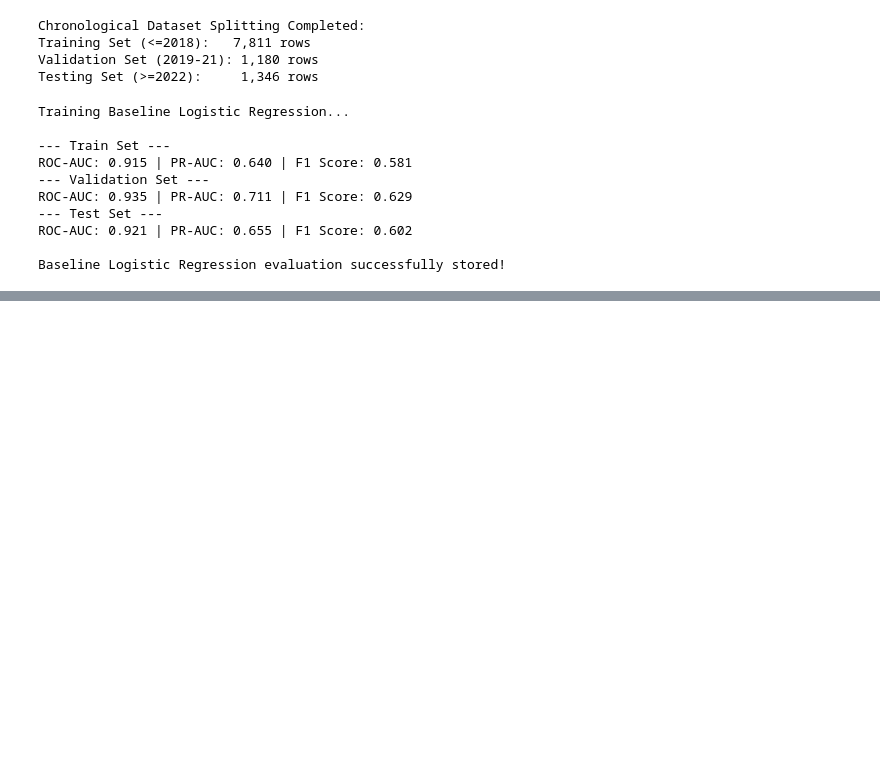
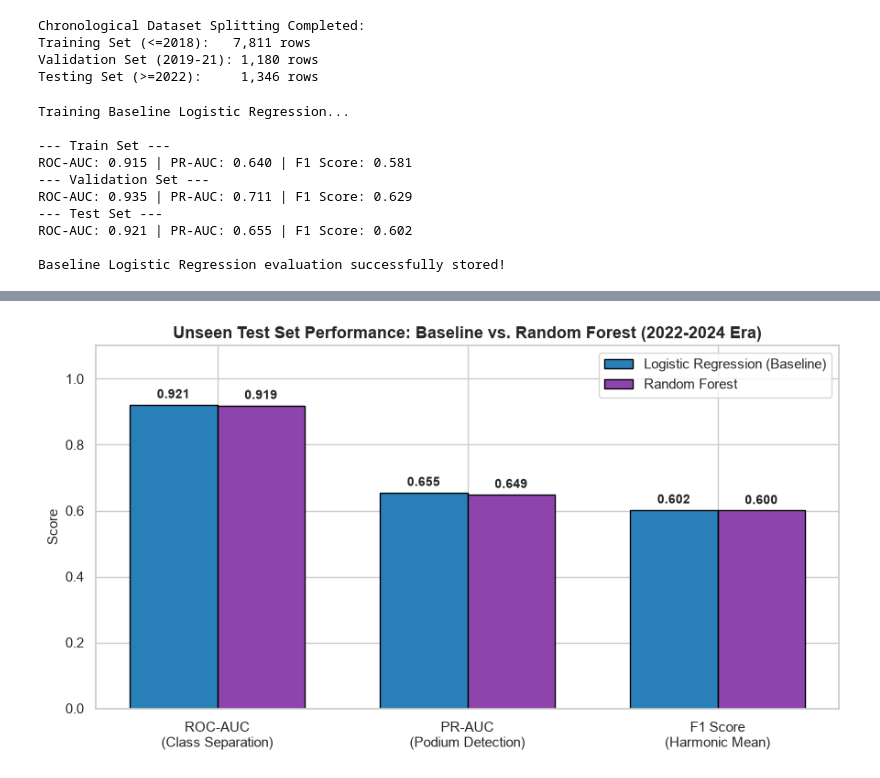
Before and after one commit to amado-888/ACL_Project, a Jupyter notebook: cleaned-version.ipynb, the cells around one changed output, grey strips where cells are left out. Cells and saved outputs as stored; diff of their text form; code cells hidden in the pictures; blank space fills up the shorter version.

```diff
--- a/cleaned-version.ipynb
+++ b/cleaned-version.ipynb
@@ -1367,0 +1437,45 @@ Baseline Logistic Regression evaluation successfully stored!
+# %%
+# --- Model Comparison Visualization ---
+# We will extract the stored metrics from our model_results dictionary to plot them side-by-side.
+
+# 1. Prepare the data
+models = list(model_results.keys())
+test_metrics = ["Test ROC-AUC", "Test PR-AUC", "Test F1"]
+
+# Extract scores for the Test Set
+scores_baseline = [model_results["Baseline Logistic Regression"][m] for m in test_metrics]
+scores_rf = [model_results["Random Forest"][m] for m in test_metrics]
+
+# 2. Set up the grouped bar chart
+x = np.arange(len(test_metrics))
+width = 0.35
+
+fig, ax = plt.subplots(figsize=(9, 5))
+rects1 = ax.bar(x - width/2, scores_baseline, width, label='Logistic Regression (Baseline)', color='#2980b9', edgecolor='black')
+rects2 = ax.bar(x + width/2, scores_rf, width, label='Random Forest', color='#8e44ad', edgecolor='black')
+
+# 3. Formatting
+ax.set_ylabel('Score', fontsize=11)
+ax.set_title('Unseen Test Set Performance: Baseline vs. Random Forest (2022-2024 Era)', fontsize=13, fontweight='bold')
+ax.set_xticks(x)
+ax.set_xticklabels(["ROC-AUC\n(Class Separation)", "PR-AUC\n(Podium Detection)", "F1 Score\n(Harmonic Mean)"])
+ax.set_ylim(0, 1.1)
+ax.legend(loc="upper right")
+
+# Add text labels above bars
+def autolabel(rects):
+    for rect in rects:
+        height = rect.get_height()
+        ax.annotate(f'{height:.3f}',
+                    xy=(rect.get_x() + rect.get_width() / 2, height),
+                    xytext=(0, 3),  # 3 points vertical offset
+                    textcoords="offset points",
+                    ha='center', va='bottom', fontsize=10, fontweight='bold')
+
+autolabel(rects1)
+autolabel(rects2)
+
+plt.tight_layout()
+plt.show()
+# %% [output]
+[figure, added]
```
Also changed, not shown: parts of 25 cells of this notebook.
